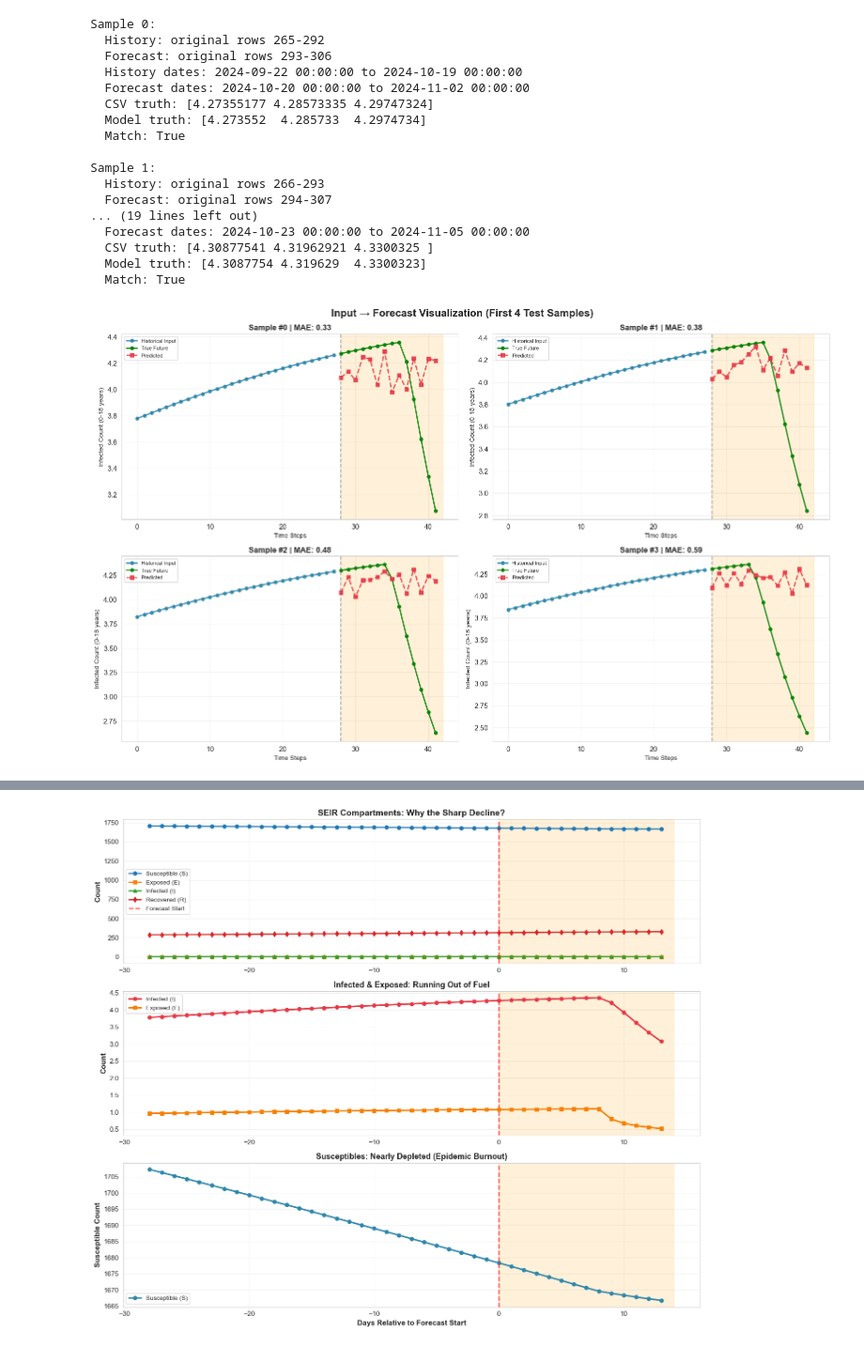
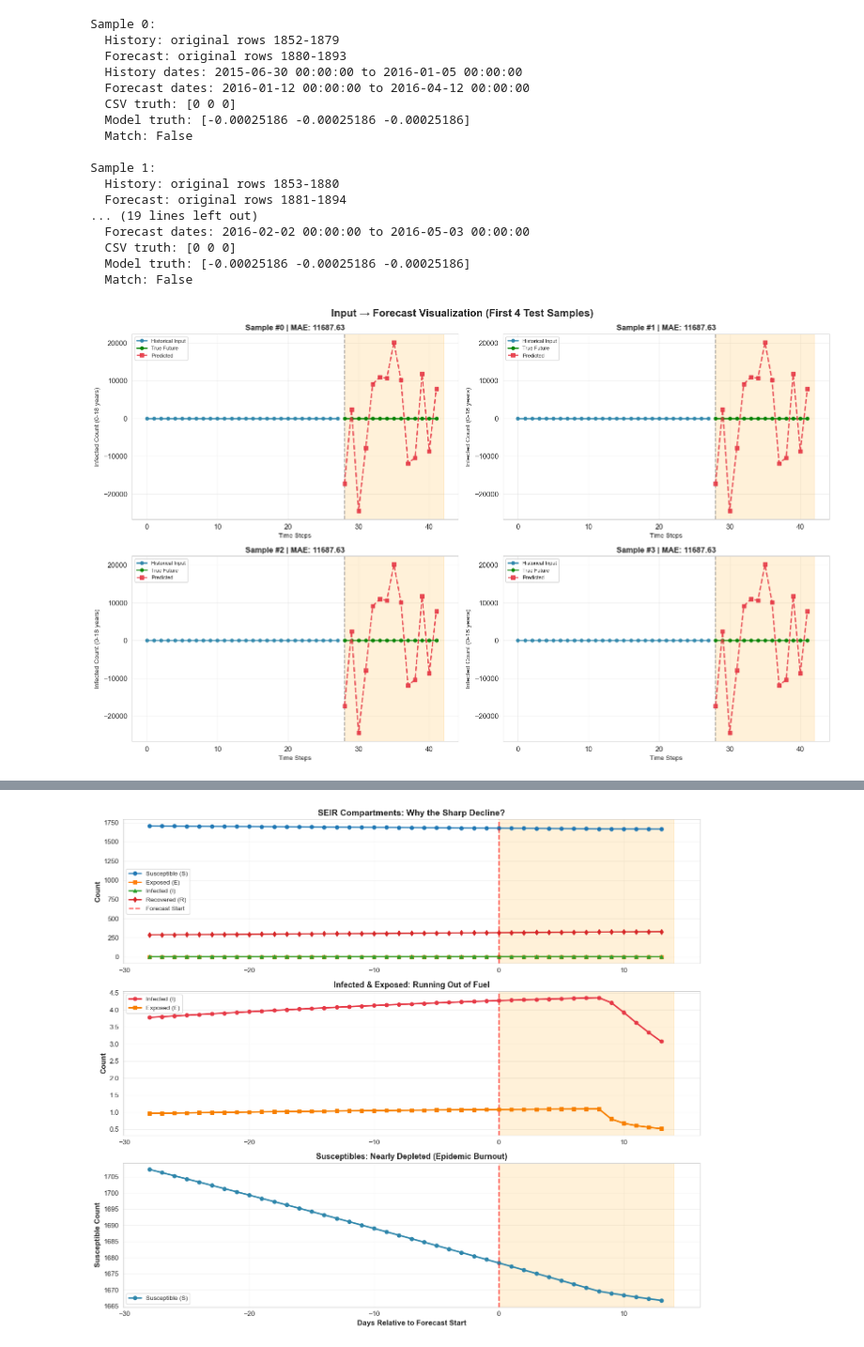
Before and after one commit to suprabhathk/Time-LLM_EV_PL, a Jupyter notebook: visualisation/visualisation.ipynb, the cells around one changed output, grey strips where cells are left out. Shown at 94% size. Drawn from its saved outputs; the diff is of its cells as text; code cells hidden in the pictures.

Commit message:
Adding a useless seasonal SIR model and its forecasts. Just making sure the pipeline

```diff
--- a/visualisation/visualisation.ipynb
+++ b/visualisation/visualisation.ipynb
@@ -11,13 +11,13 @@ plt.rcParams['font.size'] = 11
 
 # Set paths
 base_path = '/Users/apple/Downloads/IPLESP_SCAI_SU/LLM_FineTuning_Epidemics/TimeLLM-forecasting/'
-results_path = os.path.join(base_path, 'results', 'forecasts_child_2week')
+results_path = os.path.join(base_path, 'results', 'forecasts_ili_sir_1980_2024_weekly')
 data_path = os.path.join(base_path, 'dataset', 'synthetic', 'h1n1')
 
 # Load data
 preds = np.load(os.path.join(results_path, 'predictions.npy'))
 trues = np.load(os.path.join(results_path, 'true_values.npy'))
-df = pd.read_csv(os.path.join(data_path, 'h1n1_2group_extended.csv'))
+df = pd.read_csv(os.path.join(data_path, 'ili_seasonal_sir_1980_2024_weekly.csv'))
 df['date'] = pd.to_datetime(df['date'])
 
 # Parameters
@@ -65,8 +81,8 @@ for idx in range(min(4, len(preds))):
     print(f"  Forecast dates: {df.iloc[forecast_start_idx]['date']} to {df.iloc[forecast_end_idx-1]['date']}")
 
     # Extract data from CSV
-    historical_data = df.iloc[history_start:history_end]['I_0-18'].values
-    true_future_csv = df.iloc[forecast_start_idx:forecast_end_idx]['I_0-18'].values
+    historical_data = df.iloc[history_start:history_end]['I'].values
+    true_future_csv = df.iloc[forecast_start_idx:forecast_end_idx]['I'].values
 
     # Get model predictions
     pred_future = preds[idx, :, 0]
@@ -83,47 +99,47 @@ for idx in range(min(4, len(preds))):
     forecast_steps = np.arange(len(historical_data), len(historical_data) + pred_len)
 
     # Plot
     ax.plot(history_steps, historical_data, 'o-', color='#2E86AB', linewidth=2,
             markersize=5, label='Historical Input', alpha=0.9, zorder=3)
     ax.plot(forecast_steps, true_future_csv, 'o-', color='green', linewidth=2,
             markersize=5, label='True Future', alpha=0.9, zorder=3)
     ax.plot(forecast_steps, pred_future, 's--', color='#E63946', linewidth=2,
             markersize=6, label='Predicted', alpha=0.9, zorder=4)
 
     ax.axvline(x=len(historical_data), color='gray', linestyle='--',
                linewidth=1.5, alpha=0.7, zorder=2)
     ax.axvspan(len(historical_data), len(historical_data) + pred_len,
                alpha=0.15, color='orange', zorder=1)
 
     ax.set_xlabel('Time Steps', fontsize=10)
     ax.set_ylabel('Infected Count (0-18 years)', fontsize=10)
     ax.set_title(f'Sample #{idx} | MAE: {mae:.2f}', fontsize=12, fontweight='bold')
     ax.legend(loc='best', fontsize=8)
     ax.grid(True, alpha=0.3)
 
 plt.tight_layout()
 plt.savefig(os.path.join(results_path, 'forecast_grid_CORRECTED.png'),
             dpi=300, bbox_inches='tight')
 plt.show()
 # %% [output]
 Sample 0:
-  History: original rows 265-292
-  Forecast: original rows 293-306
-  History dates: 2024-09-22 00:00:00 to 2024-10-19 00:00:00
-  Forecast dates: 2024-10-20 00:00:00 to 2024-11-02 00:00:00
-  CSV truth: [4.27355177 4.28573335 4.29747324]
-  Model truth: [4.273552  4.285733  4.2974734]
-  Match: True
+  History: original rows 1852-1879
+  Forecast: original rows 1880-1893
+  History dates: 2015-06-30 00:00:00 to 2016-01-05 00:00:00
+  Forecast dates: 2016-01-12 00:00:00 to 2016-04-12 00:00:00
+  CSV truth: [0 0 0]
+  Model truth: [-0.00025186 -0.00025186 -0.00025186]
+  Match: False
 
 Sample 1:
-  History: original rows 266-293
-  Forecast: original rows 294-307
+  History: original rows 1853-1880
+  Forecast: original rows 1881-1894
 ... (19 lines left out)
-  Forecast dates: 2024-10-23 00:00:00 to 2024-11-05 00:00:00
-  CSV truth: [4.30877541 4.31962921 4.3300325 ]
-  Model truth: [4.3087754 4.319629  4.3300323]
-  Match: True
+  Forecast dates: 2016-02-02 00:00:00 to 2016-05-03 00:00:00
+  CSV truth: [0 0 0]
+  Model truth: [-0.00025186 -0.00025186 -0.00025186]
+  Match: False
-[figure, old version]
+[figure, new version]
 # %%
 import os
 import numpy as np
```
Also changed, not shown: parts of 4 cells of this notebook, 8 other files.
